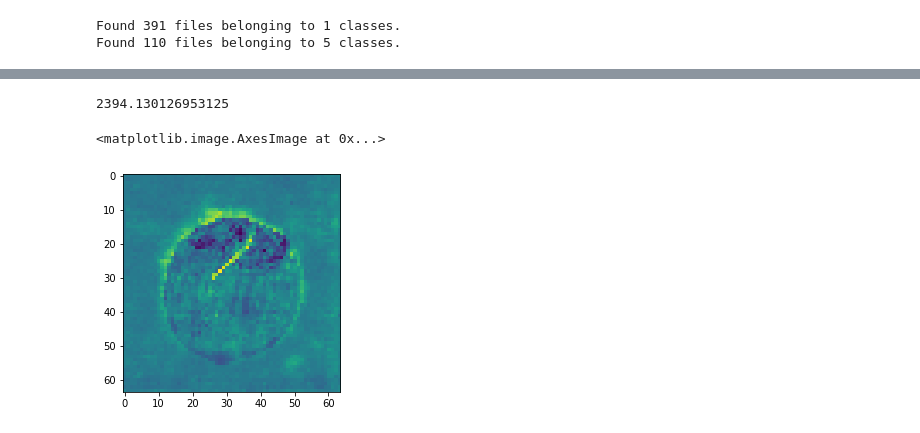
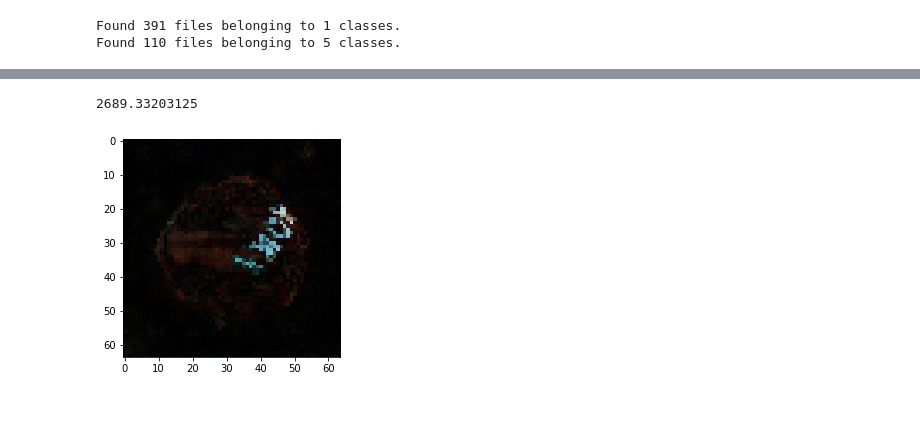
Before and after one commit to Pippo7x/AnoGAN-Keras, a Jupyter notebook: AnoGAN.ipynb, the cells around one changed output, grey strips where cells are left out. Drawn from its saved outputs; the diff is of its cells as text; code cells hidden in the pictures.

```diff
--- a/AnoGAN.ipynb
+++ b/AnoGAN.ipynb
@@ -11,7 +11,7 @@ from tensorflow.keras import Sequential, Model
 from tensorflow.keras.layers import Conv2D, LeakyReLU, Flatten, Dense, Reshape, Conv2DTranspose, Input, MaxPool2D, UpSampling2D, BatchNormalization, Activation, Dropout, ZeroPadding2D
 %matplotlib inline
 # %%
-EPOCHS = 100
+EPOCHS = 500
 NOISE_DIM = 100
 # %%
 TRAIN_PATH = r"C:\Users\filip\Desktop\Universita\Laboratorio di Intelligenza Artificiale\hazelnut\train"
@@ -65,6 +65,7 @@ Epoch 100  -  Generator Loss: 4.354     Discriminator Loss: 0.211
 gan.restore()
 # %%
 generated_img = gan.generator(tf.random.normal([1, 100]))
-plt.imshow(generated_img[0, :, :, 0])
+i = np.array((generated_img[0] * 127.5) + 127.5 , np.int32)
+plt.imshow(i)
 plt.show()
 # %% [output]
@@ -91,9 +92,11 @@ anomaly_score, similar_img = anogan.compute_anomaly_score(test_image)
 # %%
 print(anomaly_score)
 # %% [output]
-2394.130126953125
+2689.33203125
 # %%
-plt.imshow(similar_img[0, :, :, 0] - test_image[0, :, :, 0])
+t = np.array((test_image[0] * 127.5) + 127.5, np.int32)
+s = np.array((similar_img[0] * 127.5) + 127.5, np.int32)
+plt.imshow(abs(t-s))
+plt.show()
 # %% [output]
-<matplotlib.image.AxesImage at 0x...>
-[figure, old version]
+[figure, new version]
```
Also changed, not shown: parts of 8 cells of this notebook, 1 other file.
